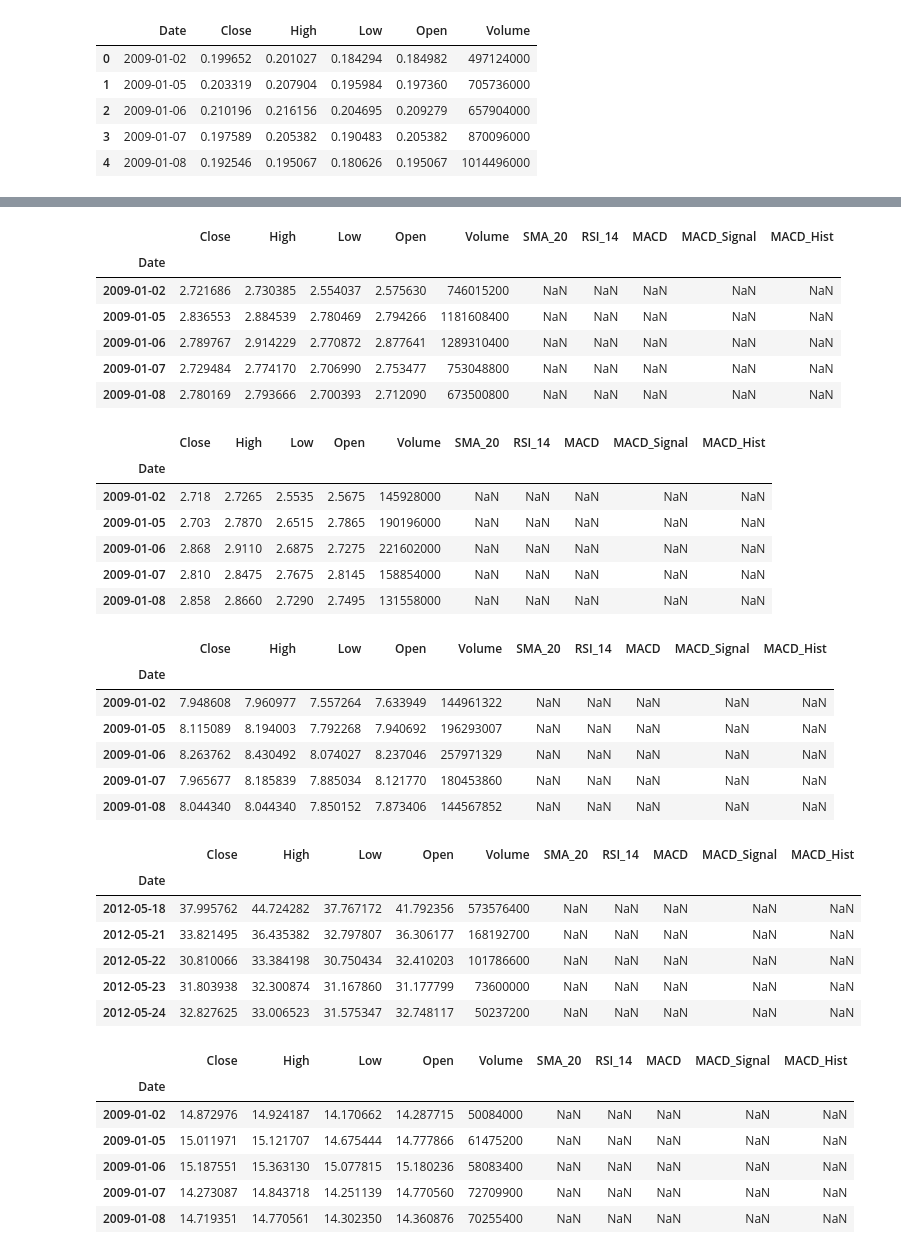
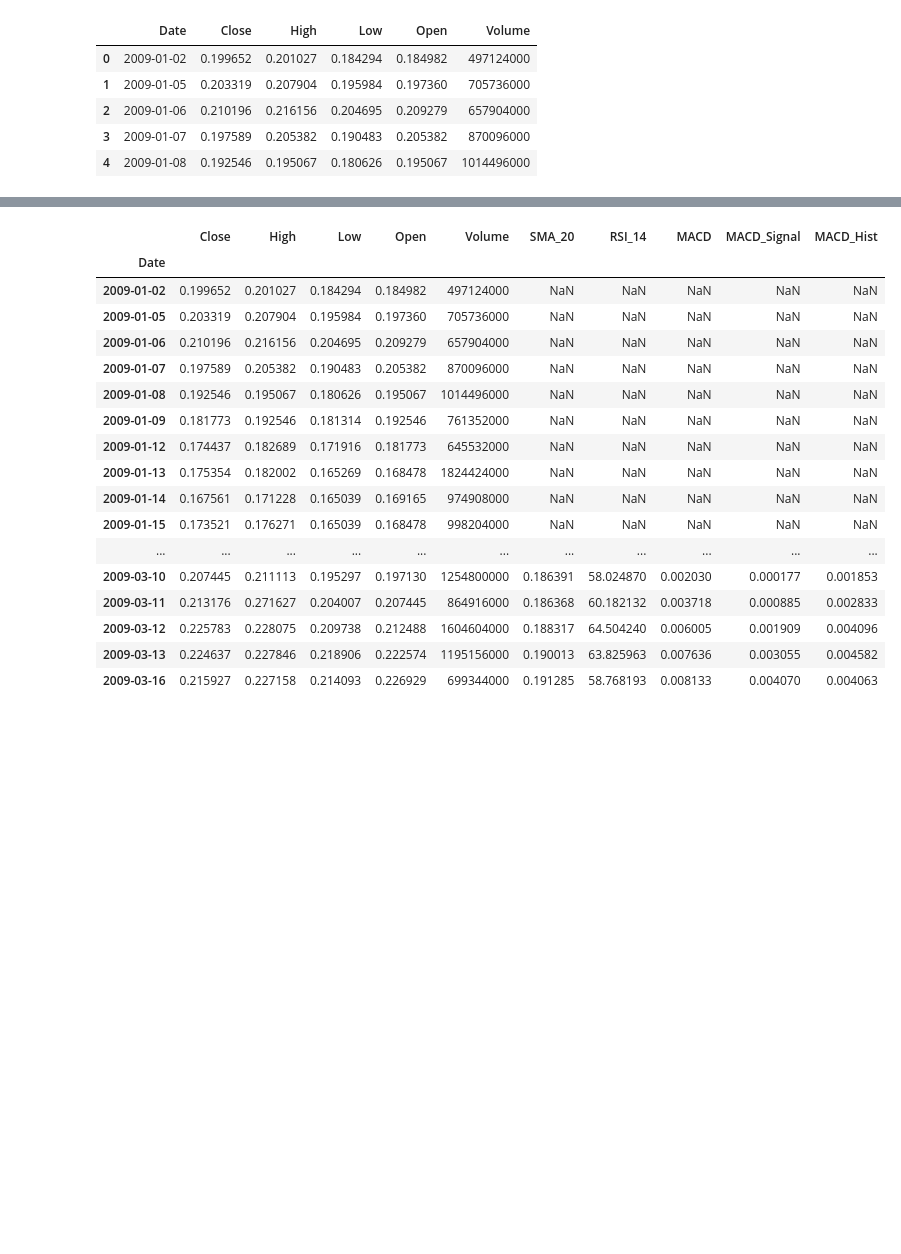
Before and after one commit to tse-coder/finansical_news_and_stock_price_integration, a Jupyter notebook: notebooks/02_stock_tech_indicators.ipynb, the cells around one changed output, grey strips where cells are left out. Saved outputs shown, nothing was run; the diff lists cells and outputs as text; code cells hidden in the pictures; blank space fills up the shorter version.

```diff
--- a/notebooks/02_stock_tech_indicators.ipynb
+++ b/notebooks/02_stock_tech_indicators.ipynb
@@ -116,67 +80,46 @@ display(fd_nvda.head())
 # %%
 # calculate for each stock
 import talib as ta
 # Simple Moving Average (SMA)
 fd_aapl["SMA_20"] = ta.SMA(fd_aapl["Close"], timeperiod=20)
 fd_amzn["SMA_20"] = ta.SMA(fd_amzn["Close"], timeperiod=20)
 fd_goog["SMA_20"] = ta.SMA(fd_goog["Close"], timeperiod=20)
 fd_meta["SMA_20"] = ta.SMA(fd_meta["Close"], timeperiod=20)
 fd_msft["SMA_20"] = ta.SMA(fd_msft["Close"], timeperiod=20)
 fd_nvda["SMA_20"] = ta.SMA(fd_nvda["Close"], timeperiod=20)
 #  Relative Strength Index (RSI)
 fd_aapl["RSI_14"] = ta.RSI(fd_aapl["Close"], timeperiod=14)
 fd_amzn["RSI_14"] = ta.RSI(fd_amzn["Close"], timeperiod=14)
 fd_goog["RSI_14"] = ta.RSI(fd_goog["Close"], timeperiod=14)
 fd_meta["RSI_14"] = ta.RSI(fd_meta["Close"], timeperiod=14)
 fd_msft["RSI_14"] = ta.RSI(fd_msft["Close"], timeperiod=14)
 fd_nvda["RSI_14"] = ta.RSI(fd_nvda["Close"], timeperiod=14)
 # Moving Average Convergence Divergence (MACD)
 fd_aapl["MACD"], fd_aapl["MACD_Signal"], fd_aapl["MACD_Hist"] = ta.MACD(fd_aapl["Close"], fastperiod=12, slowperiod=26, signalperiod=9)
 fd_amzn["MACD"], fd_amzn["MACD_Signal"], fd_amzn["MACD_Hist"] = ta.MACD(fd_amzn["Close"], fastperiod=12, slowperiod=26, signalperiod=9)
 fd_goog["MACD"], fd_goog["MACD_Signal"], fd_goog["MACD_Hist"] = ta.MACD(fd_goog["Close"], fastperiod=12, slowperiod=26, signalperiod=9)
 fd_meta["MACD"], fd_meta["MACD_Signal"], fd_meta["MACD_Hist"] = ta.MACD(fd_meta["Close"], fastperiod=12, slowperiod=26, signalperiod=9)
 fd_msft["MACD"], fd_msft["MACD_Signal"], fd_msft["MACD_Hist"] = ta.MACD(fd_msft["Close"], fastperiod=12, slowperiod=26, signalperiod=9)
 fd_nvda["MACD"], fd_nvda["MACD_Signal"], fd_nvda["MACD_Hist"] = ta.MACD(fd_nvda["Close"], fastperiod=12, slowperiod=26, signalperiod=9)
 
-display(fd_aapl.head())
-display(fd_amzn.head())
-display(fd_goog.head())
-display(fd_meta.head())
-display(fd_msft.head())
-display(fd_nvda.head())
+# display  one of the dataframes to verify
+display(fd_nvda.head(50))
 # %% [output]
 |  | Close | High | Low | Open | Volume | SMA_20 | RSI_14 | MACD | MACD_Signal | MACD_Hist |
 | Date |  |  |  |  |  |  |  |  |  |  |
-| 2009-01-02 | 2.721686 | 2.730385 | 2.554037 | 2.575630 | 746015200 | NaN | NaN | NaN | NaN | NaN |
-| 2009-01-05 | 2.836553 | 2.884539 | 2.780469 | 2.794266 | 1181608400 | NaN | NaN | NaN | NaN | NaN |
-| 2009-01-06 | 2.789767 | 2.914229 | 2.770872 | 2.877641 | 1289310400 | NaN | NaN | NaN | NaN | NaN |
-| 2009-01-07 | 2.729484 | 2.774170 | 2.706990 | 2.753477 | 753048800 | NaN | NaN | NaN | NaN | NaN |
-| 2009-01-08 | 2.780169 | 2.793666 | 2.700393 | 2.712090 | 673500800 | NaN | NaN | NaN | NaN | NaN |
+| 2009-01-02 | 0.199652 | 0.201027 | 0.184294 | 0.184982 | 497124000 | NaN | NaN | NaN | NaN | NaN |
+| 2009-01-05 | 0.203319 | 0.207904 | 0.195984 | 0.197360 | 705736000 | NaN | NaN | NaN | NaN | NaN |
+| 2009-01-06 | 0.210196 | 0.216156 | 0.204695 | 0.209279 | 657904000 | NaN | NaN | NaN | NaN | NaN |
+| 2009-01-07 | 0.197589 | 0.205382 | 0.190483 | 0.205382 | 870096000 | NaN | NaN | NaN | NaN | NaN |
+| 2009-01-08 | 0.192546 | 0.195067 | 0.180626 | 0.195067 | 1014496000 | NaN | NaN | NaN | NaN | NaN |
+| 2009-01-09 | 0.181773 | 0.192546 | 0.181314 | 0.192546 | 761352000 | NaN | NaN | NaN | NaN | NaN |
+| 2009-01-12 | 0.174437 | 0.182689 | 0.171916 | 0.181773 | 645532000 | NaN | NaN | NaN | NaN | NaN |
+| 2009-01-13 | 0.175354 | 0.182002 | 0.165269 | 0.168478 | 1824424000 | NaN | NaN | NaN | NaN | NaN |
+| 2009-01-14 | 0.167561 | 0.171228 | 0.165039 | 0.169165 | 974908000 | NaN | NaN | NaN | NaN | NaN |
+| 2009-01-15 | 0.173521 | 0.176271 | 0.165039 | 0.168478 | 998204000 | NaN | NaN | NaN | NaN | NaN |
+| ... | ... | ... | ... | ... | ... | ... | ... | ... | ... | ... |
+| 2009-03-10 | 0.207445 | 0.211113 | 0.195297 | 0.197130 | 1254800000 | 0.186391 | 58.024870 | 0.002030 | 0.000177 | 0.001853 |
+| 2009-03-11 | 0.213176 | 0.271627 | 0.204007 | 0.207445 | 864916000 | 0.186368 | 60.182132 | 0.003718 | 0.000885 | 0.002833 |
+| 2009-03-12 | 0.225783 | 0.228075 | 0.209738 | 0.212488 | 1604604000 | 0.188317 | 64.504240 | 0.006005 | 0.001909 | 0.004096 |
+| 2009-03-13 | 0.224637 | 0.227846 | 0.218906 | 0.222574 | 1195156000 | 0.190013 | 63.825963 | 0.007636 | 0.003055 | 0.004582 |
+| 2009-03-16 | 0.215927 | 0.227158 | 0.214093 | 0.226929 | 699344000 | 0.191285 | 58.768193 | 0.008133 | 0.004070 | 0.004063 |
-|  | Close | High | Low | Open | Volume | SMA_20 | RSI_14 | MACD | MACD_Signal | MACD_Hist |
-| Date |  |  |  |  |  |  |  |  |  |  |
-| 2009-01-02 | 2.718 | 2.7265 | 2.5535 | 2.5675 | 145928000 | NaN | NaN | NaN | NaN | NaN |
-| 2009-01-05 | 2.703 | 2.7870 | 2.6515 | 2.7865 | 190196000 | NaN | NaN | NaN | NaN | NaN |
-| 2009-01-06 | 2.868 | 2.9110 | 2.6875 | 2.7275 | 221602000 | NaN | NaN | NaN | NaN | NaN |
-| 2009-01-07 | 2.810 | 2.8475 | 2.7675 | 2.8145 | 158854000 | NaN | NaN | NaN | NaN | NaN |
-| 2009-01-08 | 2.858 | 2.8660 | 2.7290 | 2.7495 | 131558000 | NaN | NaN | NaN | NaN | NaN |
-|  | Close | High | Low | Open | Volume | SMA_20 | RSI_14 | MACD | MACD_Signal | MACD_Hist |
-| Date |  |  |  |  |  |  |  |  |  |  |
-| 2009-01-02 | 7.948608 | 7.960977 | 7.557264 | 7.633949 | 144961322 | NaN | NaN | NaN | NaN | NaN |
-| 2009-01-05 | 8.115089 | 8.194003 | 7.792268 | 7.940692 | 196293007 | NaN | NaN | NaN | NaN | NaN |
-| 2009-01-06 | 8.263762 | 8.430492 | 8.074027 | 8.237046 | 257971329 | NaN | NaN | NaN | NaN | NaN |
-| 2009-01-07 | 7.965677 | 8.185839 | 7.885034 | 8.121770 | 180453860 | NaN | NaN | NaN | NaN | NaN |
-| 2009-01-08 | 8.044340 | 8.044340 | 7.850152 | 7.873406 | 144567852 | NaN | NaN | NaN | NaN | NaN |
-|  | Close | High | Low | Open | Volume | SMA_20 | RSI_14 | MACD | MACD_Signal | MACD_Hist |
-| Date |  |  |  |  |  |  |  |  |  |  |
-| 2012-05-18 | 37.995762 | 44.724282 | 37.767172 | 41.792356 | 573576400 | NaN | NaN | NaN | NaN | NaN |
-| 2012-05-21 | 33.821495 | 36.435382 | 32.797807 | 36.306177 | 168192700 | NaN | NaN | NaN | NaN | NaN |
-| 2012-05-22 | 30.810066 | 33.384198 | 30.750434 | 32.410203 | 101786600 | NaN | NaN | NaN | NaN | NaN |
-| 2012-05-23 | 31.803938 | 32.300874 | 31.167860 | 31.177799 | 73600000 | NaN | NaN | NaN | NaN | NaN |
-| 2012-05-24 | 32.827625 | 33.006523 | 31.575347 | 32.748117 | 50237200 | NaN | NaN | NaN | NaN | NaN |
-|  | Close | High | Low | Open | Volume | SMA_20 | RSI_14 | MACD | MACD_Signal | MACD_Hist |
-| Date |  |  |  |  |  |  |  |  |  |  |
-| 2009-01-02 | 14.872976 | 14.924187 | 14.170662 | 14.287715 | 50084000 | NaN | NaN | NaN | NaN | NaN |
-| 2009-01-05 | 15.011971 | 15.121707 | 14.675444 | 14.777866 | 61475200 | NaN | NaN | NaN | NaN | NaN |
-| 2009-01-06 | 15.187551 | 15.363130 | 15.077815 | 15.180236 | 58083400 | NaN | NaN | NaN | NaN | NaN |
-| 2009-01-07 | 14.273087 | 14.843718 | 14.251139 | 14.770560 | 72709900 | NaN | NaN | NaN | NaN | NaN |
-| 2009-01-08 | 14.719351 | 14.770561 | 14.302350 | 14.360876 | 70255400 | NaN | NaN | NaN | NaN | NaN |
```
Also changed, not shown: parts of 5 cells of this notebook, 5 other files.
